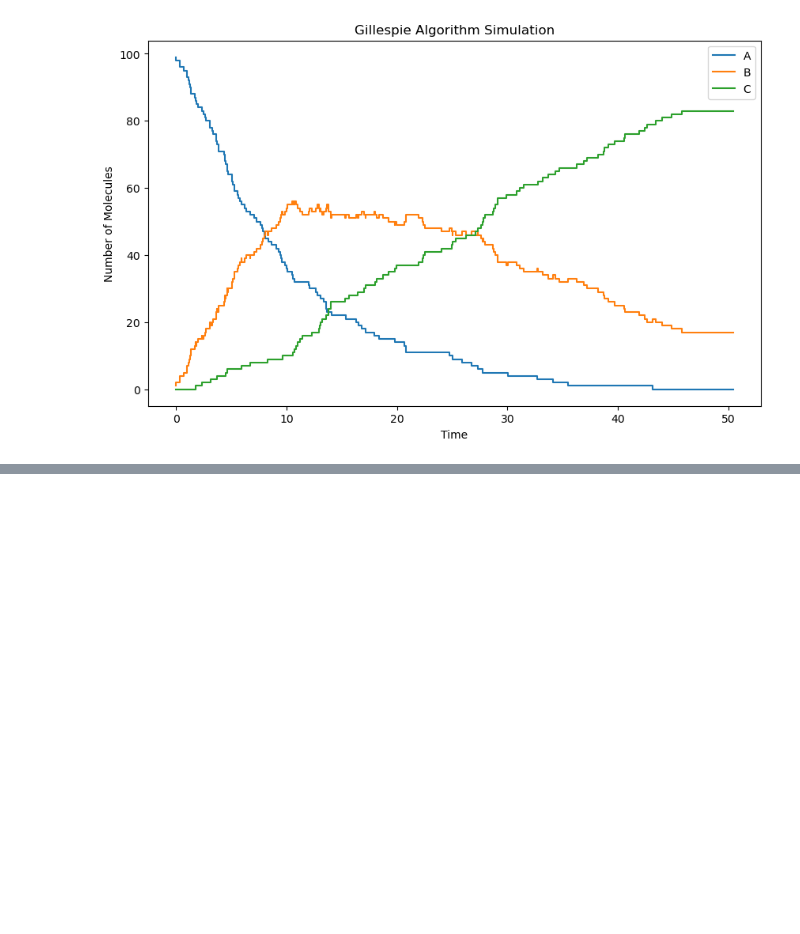
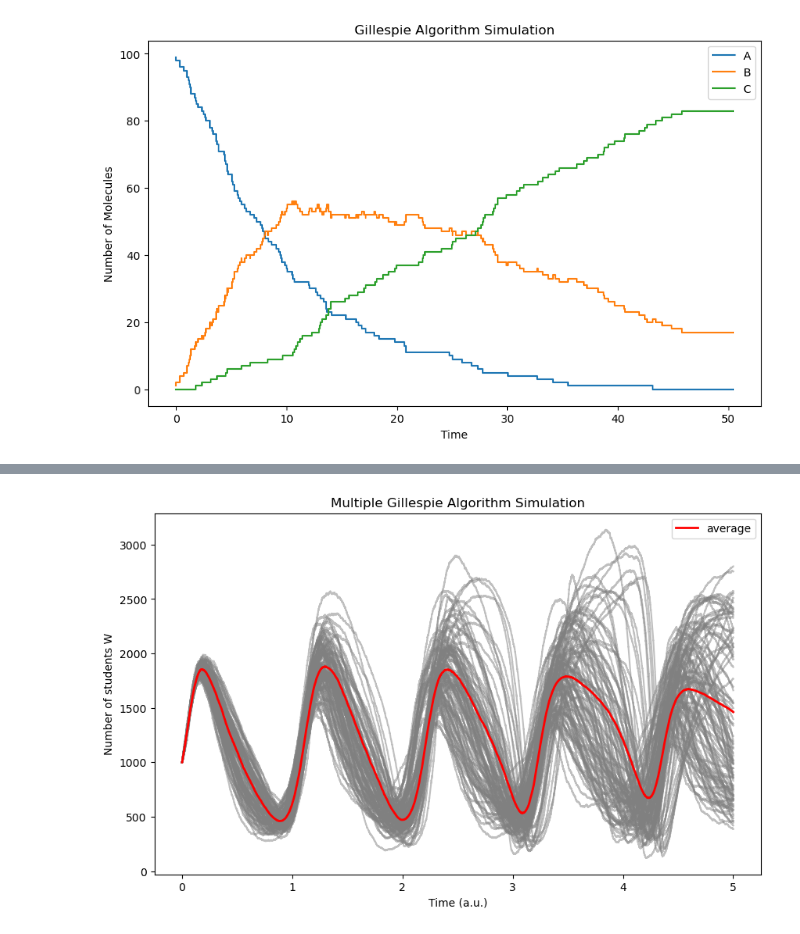
Before and after one commit to HannoFandrich/gillespie, a Jupyter notebook: gillespie.ipynb, the cells around one changed output, grey strips where cells are left out. Drawn from its saved outputs; the diff is of its cells as text; code cells hidden in the pictures; blank space fills up the shorter version.

```diff
--- a/gillespie.ipynb
+++ b/gillespie.ipynb
@@ -132,0 +133,82 @@ plt.show()
+# %%
+import numpy as np
+import matplotlib.pyplot as plt
+
+def reaction_rates(state):
+    # Define reaction rates based on the current state
+    k1 = 0.01
+    k2 = 0.01
+    k3 = 4
+    #constant_SU = 10  # Assuming SU concentration is constant
+
+    rate1 = k1 * state[0] * state[1]  # S + SU -> 2S
+    rate2 = k2 * state[0] * state[2]  # S + W -> 2W
+    rate3 = k3 * state[2]  # W -> Dead
+
+    return [rate1, rate2, rate3]
+
+# Initial state: 100 S molecules, 1 SU molecule, 0 W molecules, 0 Dead molecules
+initial_state = np.array([1000, 1000, 1000])
+
+def gillespie_algorithm(initial_state, reaction_rates, max_time):
+    time = [0] # time points array
+    states_trajectory = [initial_state.copy()] # state trajectory array
+
+    while time[-1] < max_time:
+        state = states_trajectory[-1]
+        a = np.array(reaction_rates(state)) #  propensity vector
+        a_sum = a.sum() # sum over all propensities
+
+        # Generate random numbers for time until next reaction and reaction selection
+
+        tau=1/a_sum*np.log(1/np.random.rand()) # time untill next reaction
+        j = np.random.choice(len(a), p=a / a_sum) # choose which reaction j occurs
+                                                  # most likely the reaction with the highest a / a_sum
+        if j == 0:
+            state[0] +=1 # outcome of reaction 1
+        elif j == 1:
+            state[2]+=1 # outcome of reaction 2
+            state[0]-=1
+        elif j == 2:
+            state[2]-=1 # outcome of reaction 3
+
+        # Update time and state
+        time.append(time[-1] + tau)
+
+        states_trajectory.append(state.copy())
+
+    return time, np.array(states_trajectory)
+
+
+max_simulation_time = 5
+num_simulations=100
+W_traj=[]
+
+# Plot individual trajectories in gray
+plt.figure(figsize=(10, 6))
+
+min_len=10**100000
+
+for _ in range(num_simulations):
+    time_points, state_trajectory = gillespie_algorithm(initial_state, reaction_rates, max_simulation_time)
+    W_traj.append(state_trajectory[:, 2])
+    if len(W_traj[-1])<min_len:
+        min_len=len(W_traj[-1])
+        time_min_len=time_points  # Selecting the W trajectory
+    plt.plot(time_min_len, state_trajectory[:, 2][:min_len], color='gray', alpha=0.5,label='_Hidden label')
+
+W_traj_min=[]
+for w in W_traj:
+    W_traj_min.append(w[:min_len])
+
+
+# Plot the average trajectory in red
+average_trajectory = np.mean(W_traj_min, axis=0)
+plt.plot(time_min_len, average_trajectory, color='red', linewidth=2, label='average')
+plt.xlabel('Time (a.u.)')
+plt.ylabel('Number of students W')
+plt.legend()
+plt.title('Multiple Gillespie Algorithm Simulation')
+plt.show()
+# %% [output]
+[figure, added]
```
Also changed, not shown: parts of 1 cell of this notebook.
